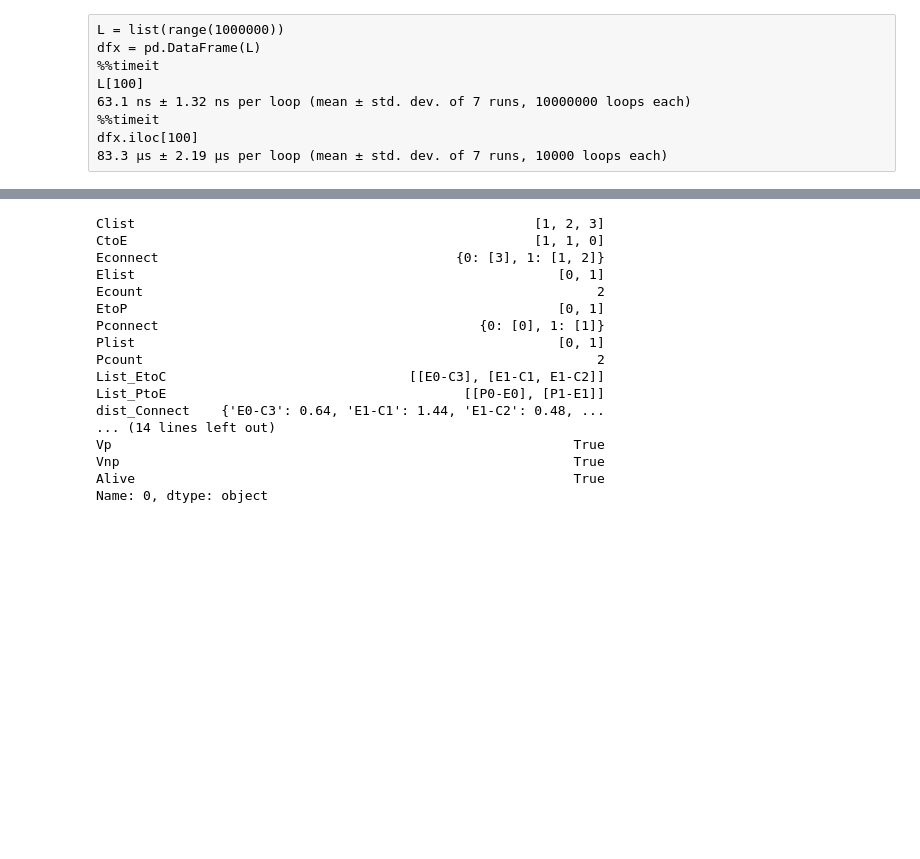
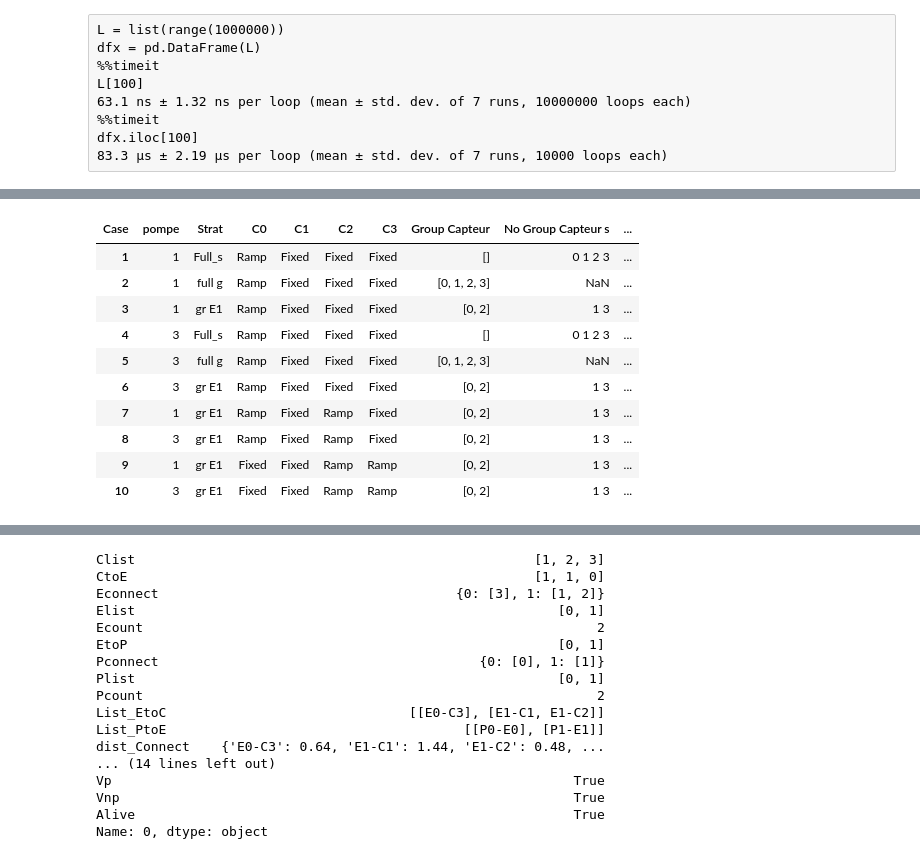
Before and after one commit to egos/valeo, a Jupyter notebook: NoteBook_GA_VALEO.ipynb, the cells around one changed output, grey strips where cells are left out. Cells and saved outputs as stored; diff of their text form; code cells hidden in the pictures; blank space fills up the shorter version.

```diff
--- a/NoteBook_GA_VALEO.ipynb
+++ b/NoteBook_GA_VALEO.ipynb
@@ -52,0 +95,16 @@ algo = load_data_brut(file)
+# %%
+df = pd.read_excel('test.xlsx', sheet_name= 'Sheet2', header=0).set_index('Case').T
+df['Group Capteur'] = df['Group Capteur'].fillna('').str.split(' ')
+df
+# %% [output]
+| Case | pompe | Strat | C0 | C1 | C2 | C3 | Group Capteur | No Group Capteur s | ... |
+| 1 | 1 | Full_s | Ramp | Fixed | Fixed | Fixed | [] | 0 1 2 3 | ... |
+| 2 | 1 | full g | Ramp | Fixed | Fixed | Fixed | [0, 1, 2, 3] | NaN | ... |
+| 3 | 1 | gr E1 | Ramp | Fixed | Fixed | Fixed | [0, 2] | 1 3 | ... |
+| 4 | 3 | Full_s | Ramp | Fixed | Fixed | Fixed | [] | 0 1 2 3 | ... |
+| 5 | 3 | full g | Ramp | Fixed | Fixed | Fixed | [0, 1, 2, 3] | NaN | ... |
+| 6 | 3 | gr E1 | Ramp | Fixed | Fixed | Fixed | [0, 2] | 1 3 | ... |
+| 7 | 1 | gr E1 | Ramp | Fixed | Ramp | Fixed | [0, 2] | 1 3 | ... |
+| 8 | 3 | gr E1 | Ramp | Fixed | Ramp | Fixed | [0, 2] | 1 3 | ... |
+| 9 | 1 | gr E1 | Fixed | Fixed | Ramp | Ramp | [0, 2] | 1 3 | ... |
+| 10 | 3 | gr E1 | Fixed | Fixed | Ramp | Ramp | [0, 2] | 1 3 | ... |
```
Also changed, not shown: parts of 8 cells of this notebook, 3 other files.
